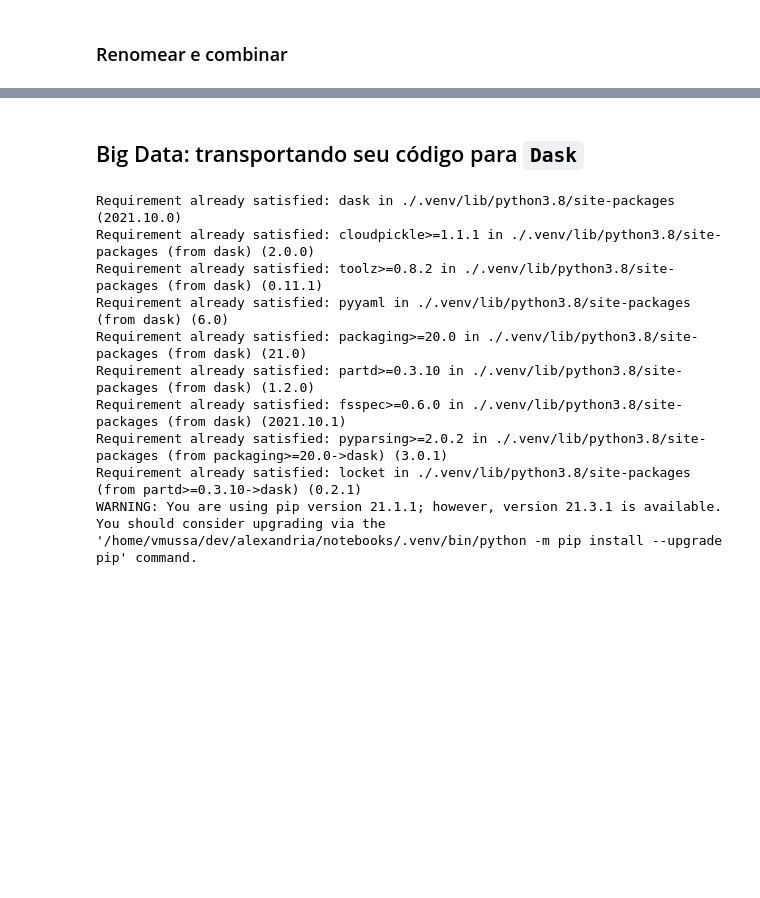
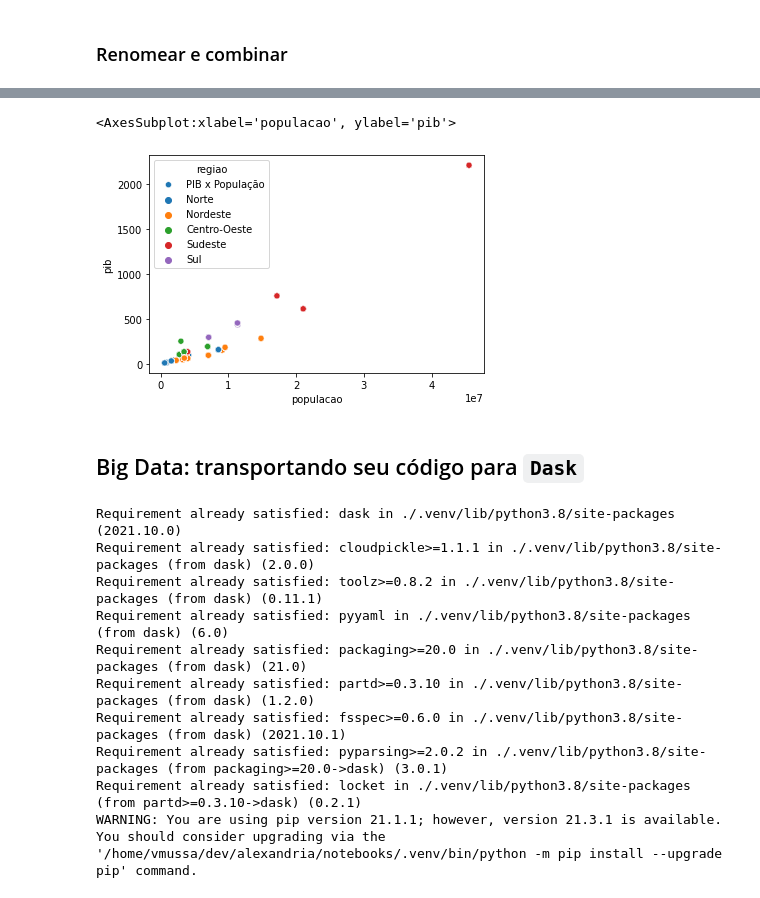
Before and after one commit to vmussa/weboficina-raspagem-python, a Jupyter notebook: notebooks/aula2.ipynb, the cells around one changed output, grey strips where cells are left out. Drawn from its saved outputs; the diff is of its cells as text; code cells hidden in the pictures; blank space fills up the shorter version.

```diff
--- a/notebooks/aula2.ipynb
+++ b/notebooks/aula2.ipynb
@@ -514,0 +631,3 @@ Name: pib, Length: 94616, dtype: int64
+# %%
+pib_pop = pib_extendido.merge(pop[['id_municipio', 'populacao', 'ano']], on=['id_municipio', 'ano'], how='left')
+pib_pop
@@ -514,0 +648,3 @@ Name: pib, Length: 94616, dtype: int64
+# %%
+pib_pop['pib_per_capita'] = pib_pop['pib'] / pib_pop['populacao']
+pib_pop['pib_per_capita']
@@ -514,0 +666,3 @@ Name: pib, Length: 94616, dtype: int64
+# %%
+ppc_uf_2018 = pib_pop[pib_pop.ano == 2018].groupby('sigla_uf').agg({'populacao': sum, 'pib': sum})
+ppc_uf_2018
@@ -514,0 +772,4 @@ Name: pib, Length: 94616, dtype: int64
+# %%
+data = ppc_uf_2018.reset_index().merge(diretorios[['sigla_uf', 'regiao']], on='sigla_uf')
+data.loc[:, 'pib'] = data['pib'].apply(lambda x: x/1_000_000_000)
+data
@@ -515,3 +790,14 @@ Name: pib, Length: 94616, dtype: int64
+# %%
+sns.scatterplot(
+    x='populacao',
+    y='pib',
+    data=data,
+    label="PIB x População",
+    hue="regiao"
+)
+# %% [output]
+<AxesSubplot:xlabel='populacao', ylabel='pib'>
+[figure, added]
 # %% [markdown]
 ## Big Data: transportando seu código para `Dask`
 # %%
```
Also changed, not shown: parts of 39 cells of this notebook.
